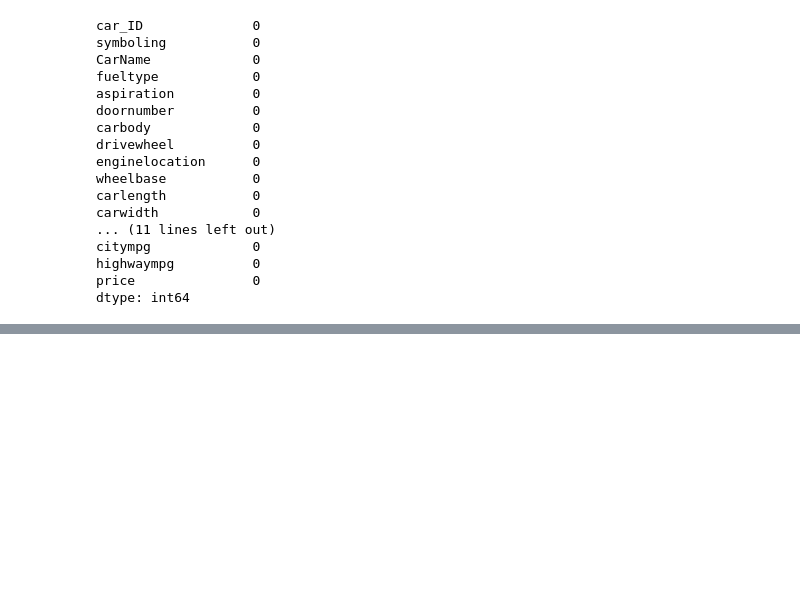
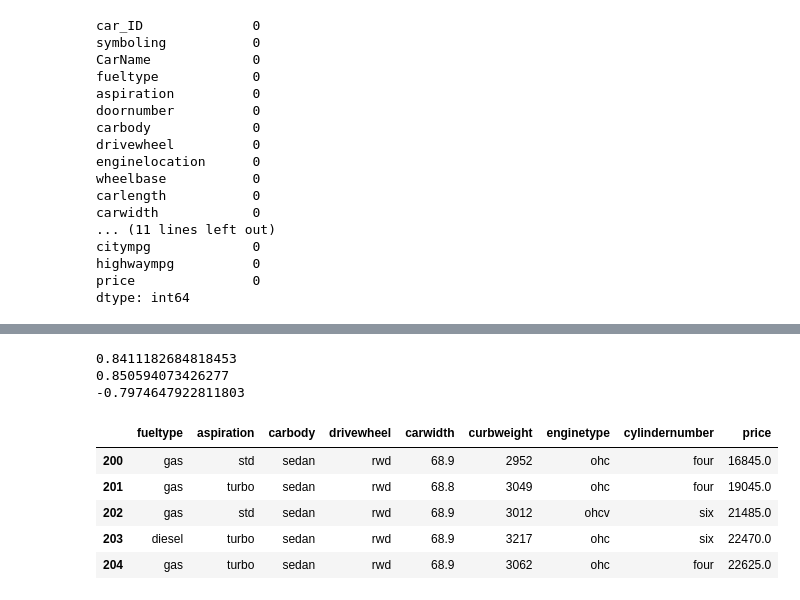
Before and after one commit to sakshi752/oasis_infobyte_tech, a Jupyter notebook: Task3/car_price_prediction.ipynb, the cells around one changed output, grey strips where cells are left out. Saved outputs shown, nothing was run; the diff lists cells and outputs as text; code cells hidden in the pictures; blank space fills up the shorter version.

```diff
--- a/Task3/car_price_prediction.ipynb
+++ b/Task3/car_price_prediction.ipynb
@@ -223,0 +177,18 @@ dtype: object
+# %%
+print(corr_matrix_without_price.loc['carlength','carwidth'])
+print(corr_matrix_without_price.loc['curbweight','enginesize'])
+print(corr_matrix_without_price.loc['curbweight','highwaympg'])
+# %% [output]
+0.8411182684818453
+0.850594073426277
+-0.7974647922811803
+# %%
+final_df=df[['fueltype', 'aspiration', 'carbody', 'drivewheel', 'carwidth','curbweight', 'enginetype', 'cylindernumber','price']]
+final_df.tail()
+# %% [output]
+|  | fueltype | aspiration | carbody | drivewheel | carwidth | curbweight | enginetype | cylindernumber | price |
+| 200 | gas | std | sedan | rwd | 68.9 | 2952 | ohc | four | 16845.0 |
+| 201 | gas | turbo | sedan | rwd | 68.8 | 3049 | ohc | four | 19045.0 |
+| 202 | gas | std | sedan | rwd | 68.9 | 3012 | ohcv | six | 21485.0 |
+| 203 | diesel | turbo | sedan | rwd | 68.9 | 3217 | ohc | six | 22470.0 |
+| 204 | gas | turbo | sedan | rwd | 68.9 | 3062 | ohc | four | 22625.0 |
```
Also changed, not shown: parts of 27 cells of this notebook.
